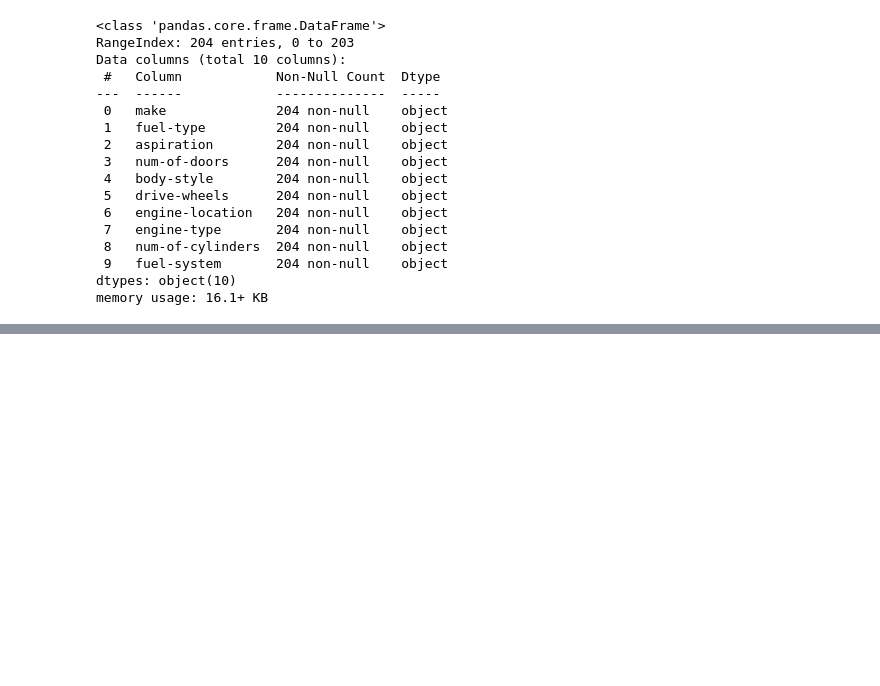
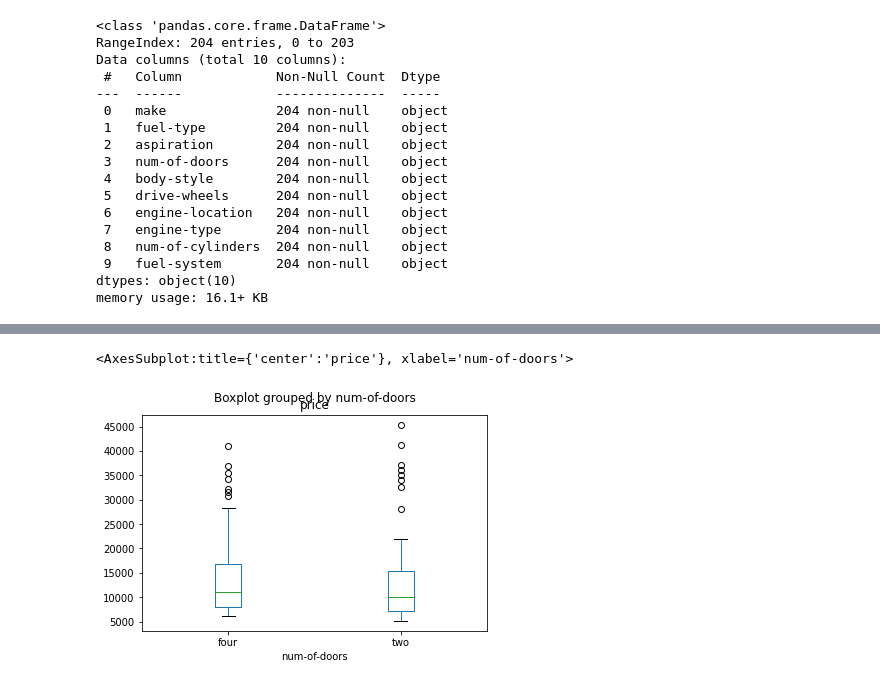
Before and after one commit to NaikSatvik/machine-learning, a Jupyter notebook: E1/e1.ipynb, the cells around one changed output, grey strips where cells are left out. Drawn from its saved outputs; the diff is of its cells as text; code cells hidden in the pictures; blank space fills up the shorter version.

```diff
--- a/E1/e1.ipynb
+++ b/E1/e1.ipynb
@@ -177,0 +207,6 @@ dataframe.info()
+# %%
+df.boxplot(by ='num-of-doors', column =['price'], grid = False) #Not Important
+#df.boxplot(by ='day', column =['price'], grid = False)
+# %% [output]
+<AxesSubplot:title={'center':'price'}, xlabel='num-of-doors'>
+[figure, added]
```
Also changed, not shown: parts of 8 cells of this notebook.
